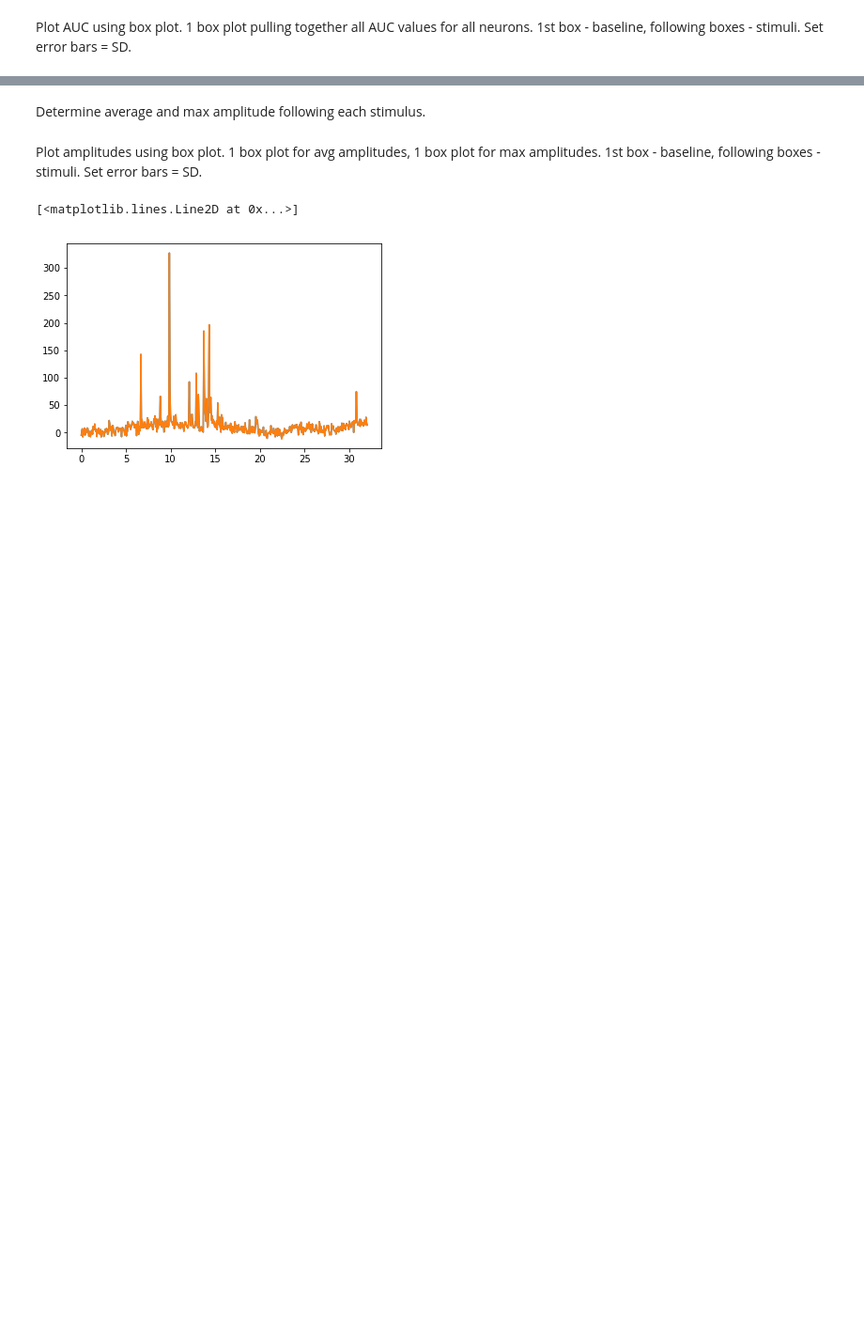
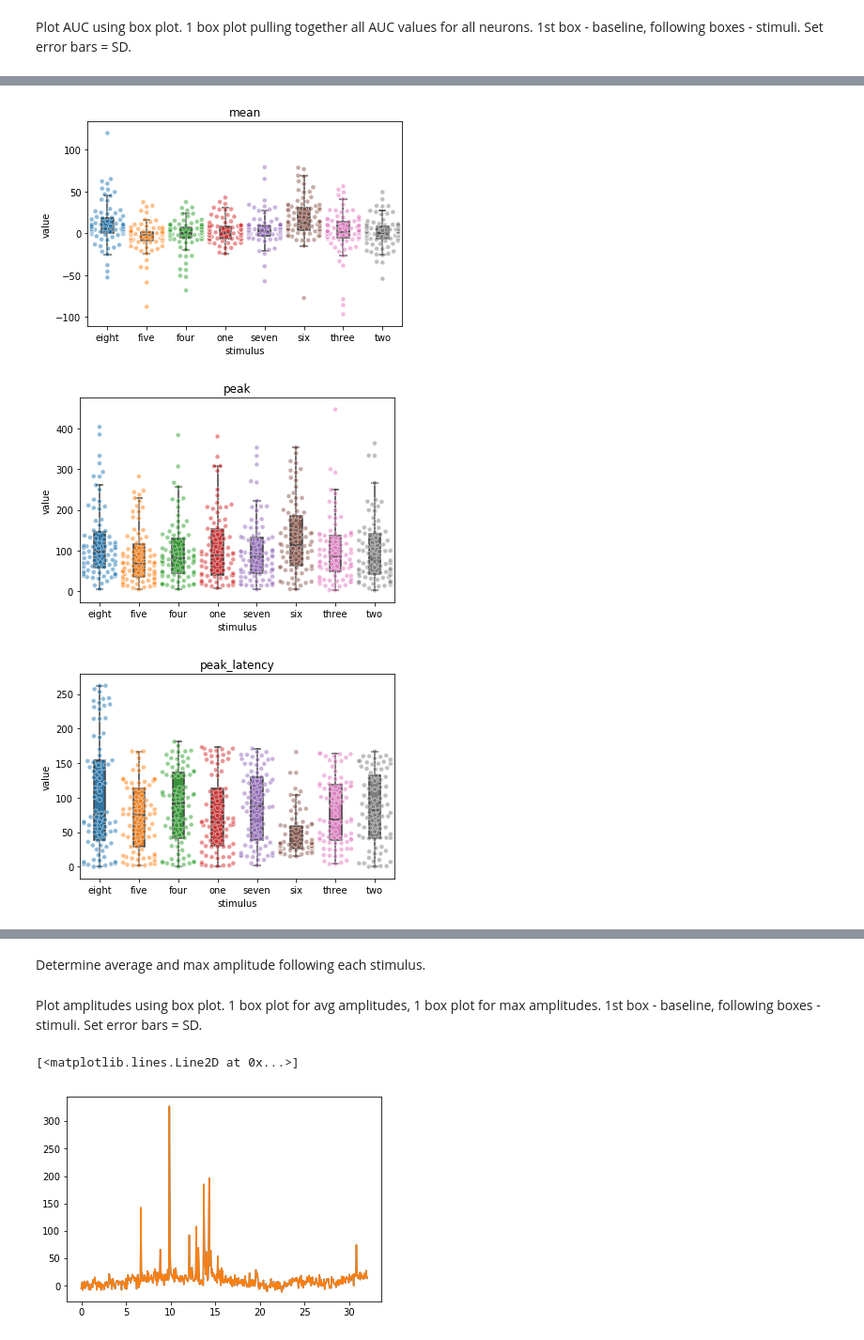
Before and after one commit to antopolskiy/fluorescence_analysis, a Jupyter notebook: main.ipynb, the cells around one changed output, grey strips where cells are left out. Shown at 94% size. Cells and saved outputs as stored; diff of their text form; code cells hidden in the pictures; blank space fills up the shorter version.

```diff
--- a/main.ipynb
+++ b/main.ipynb
@@ -336,0 +451,16 @@ Plot AUC using box plot. 1 box plot pulling together all AUC values for all neur
+# %%
+responses_amplitude = get_responses_amplitude(dF_norm_clipped, stim, params, shift_responses=True)
+# %%
+responses_tidy = responses_amplitude.reset_index().melt(
+    id_vars='index',var_name=['stimulus','measure'], value_name='value')
+for measure in ['mean','peak','peak_latency']:
+    plt.figure()
+    plt.title(measure)
+    sns.boxplot(data=responses_tidy.loc[responses_tidy.measure==measure],
+                x='stimulus', y='value', width=0.3, fliersize=0)
+    sns.swarmplot(data=responses_tidy.loc[responses_tidy.measure==measure],
+                x='stimulus', y='value', edgecolor='white', linewidth=1, alpha=0.5)
+# %% [output]
+[figure, added]
+[figure, added]
+[figure, added]
```
Also changed, not shown: parts of 22 cells of this notebook.
